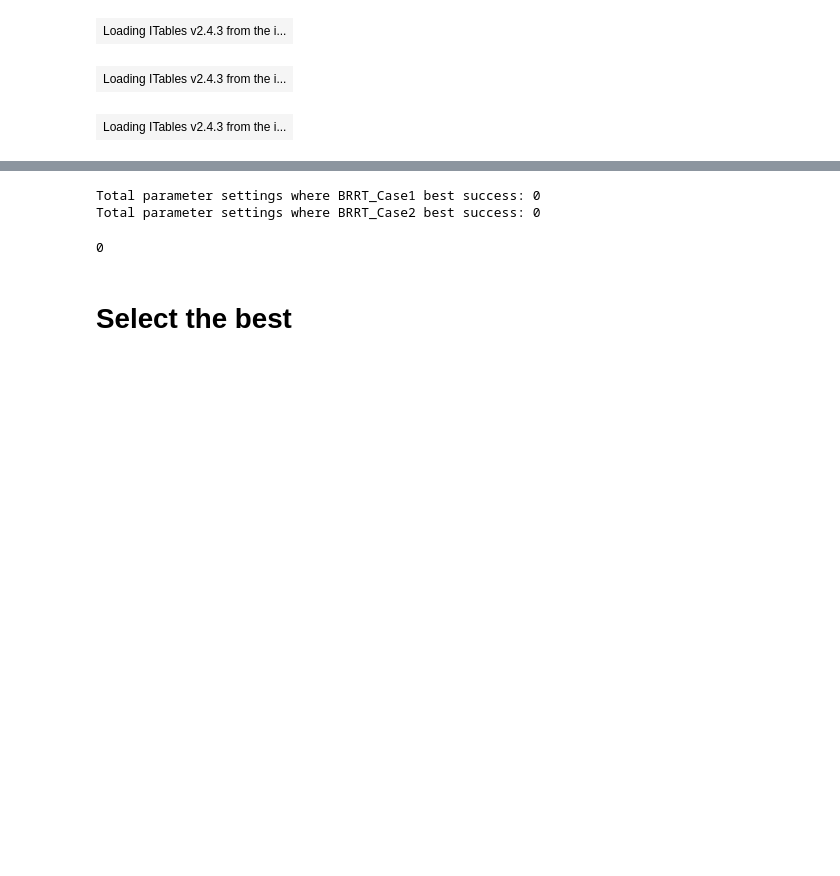
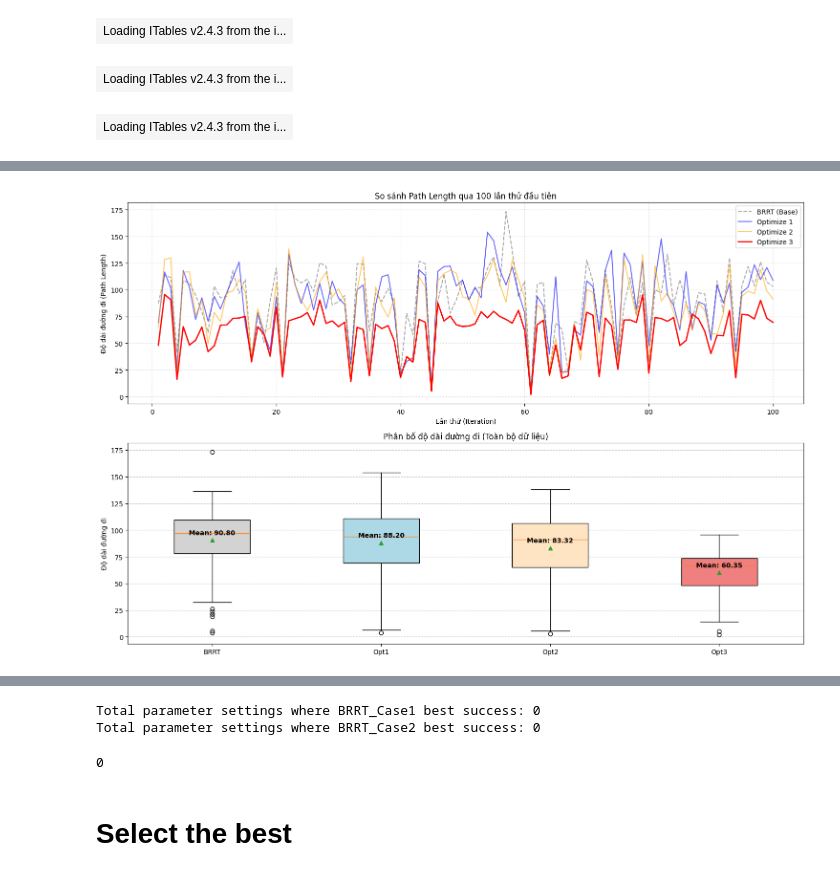
Before and after one commit to xuanloc5008/brrt_optimize, a Jupyter notebook: experiment.ipynb, the cells around one changed output, grey strips where cells are left out. Saved outputs shown, nothing was run; the diff lists cells and outputs as text; code cells hidden in the pictures; blank space fills up the shorter version.

Commit message:
path length comparison

```diff
--- a/experiment.ipynb
+++ b/experiment.ipynb
@@ -593,0 +598,91 @@ show(compared, max_rows=20, max_columns=10, table_classes="table table-striped t
+# %%
+import re
+import matplotlib.pyplot as plt
+import numpy as np
+
+# Đọc file (giả sử tên file là result.txt)
+filename = 'result.txt'
+try:
+    with open(filename, 'r') as f:
+        content = f.read()
+except FileNotFoundError:
+    print(f"Lỗi: Không tìm thấy file {filename}. Hãy đảm bảo file log nằm cùng thư mục.")
+    content = ""
+
+# Hàm trích xuất dữ liệu
+def extract_path_lengths(log_content):
+    # Regex patterns cho từng loại
+    p_brrt = re.compile(r'\[BRRT\] final path len:\s+([\d\.]+)')
+    p_opt1 = re.compile(r'\[BRRTOpitmize1\] final path len:\s+([\d\.]+)')
+    p_opt2 = re.compile(r'\[BRRTOpitmize2\] final path len:\s+([\d\.]+)')
+    p_opt3 = re.compile(r'\[BRRTOpitmize3\] final path len:\s+([\d\.]+)')
+
+    data = {
+        'BRRT': [float(x) for x in p_brrt.findall(log_content)],
+        'Opt1': [float(x) for x in p_opt1.findall(log_content)],
+        'Opt2': [float(x) for x in p_opt2.findall(log_content)],
+        'Opt3': [float(x) for x in p_opt3.findall(log_content)]
+    }
+
+    # Cắt ngắn dữ liệu để đảm bảo cùng độ dài (để vẽ đồ thị theo từng lần thử)
+    min_len = min(len(v) for v in data.values())
+    for k in data:
+        data[k] = data[k][:min_len]
+
+    return data, min_len
+
+data, count = extract_path_lengths(content)
+
+if count == 0:
+    print("Không tìm thấy dữ liệu hợp lệ trong file log.")
+else:
+    print(f"Đã trích xuất được {count} lần thử nghiệm.")
+
+    # --- VẼ BIỂU ĐỒ ---
+    plt.figure(figsize=(15, 10))
+
+    # 1. Biểu đồ đường (Line Chart) - So sánh chi tiết 50 mẫu đầu tiên (cho dễ nhìn)
+    plt.subplot(2, 1, 1)
+    samples = 100 # Số lượng mẫu muốn hiển thị
+    x_axis = range(1, min(count, samples) + 1)
+
+    plt.plot(x_axis, data['BRRT'][:samples], label='BRRT (Base)', color='gray', linestyle='--', alpha=0.7)
+    plt.plot(x_axis, data['Opt1'][:samples], label='Optimize 1', color='blue', alpha=0.6)
+    plt.plot(x_axis, data['Opt2'][:samples], label='Optimize 2', color='orange', alpha=0.6)
+    plt.plot(x_axis, data['Opt3'][:samples], label='Optimize 3', color='red', linewidth=2) # Làm nổi bật Case 3
+
+    plt.title(f'So sánh Path Length qua {min(count, samples)} lần thử đầu tiên')
+    plt.ylabel('Độ dài đường đi (Path Length)')
+    plt.xlabel('Lần thử (Iteration)')
+    plt.legend()
+    plt.grid(True, linestyle=':', alpha=0.6)
+
+    # 2. Biểu đồ hộp (Box Plot) - So sánh phân bố tổng thể
+    plt.subplot(2, 1, 2)
+    labels = ['BRRT', 'Opt1', 'Opt2', 'Opt3']
+    values = [data['BRRT'], data['Opt1'], data['Opt2'], data['Opt3']]
+
+    # Tính giá trị trung bình để hiển thị lên biểu đồ
+    means = [np.mean(v) for v in values]
+
+    bp = plt.boxplot(values, labels=labels, patch_artist=True, showmeans=True)
+
+    # Tô màu cho đẹp
+    colors = ['lightgray', 'lightblue', 'bisque', 'lightcoral']
+    for patch, color in zip(bp['boxes'], colors):
+        patch.set_facecolor(color)
+
+    plt.title('Phân bố độ dài đường đi (Toàn bộ dữ liệu)')
+    plt.ylabel('Độ dài đường đi')
+
+    # Hiển thị giá trị trung bình lên biểu đồ
+    for i, line in enumerate(bp['means']):
+        x, y = line.get_xydata()[0]
+        plt.text(i+1, means[i] + 5, f'Mean: {means[i]:.2f}',
+                 horizontalalignment='center', fontweight='bold', color='black')
+
+    plt.grid(True, axis='y', linestyle='--', alpha=0.7)
+
+    plt.tight_layout()
+    plt.show()
+# %% [output]
@@ -593,0 +690 @@ show(compared, max_rows=20, max_columns=10, table_classes="table table-striped t
+[figure, added]
```
Also changed, not shown: parts of 7 cells of this notebook, 42 other files.
